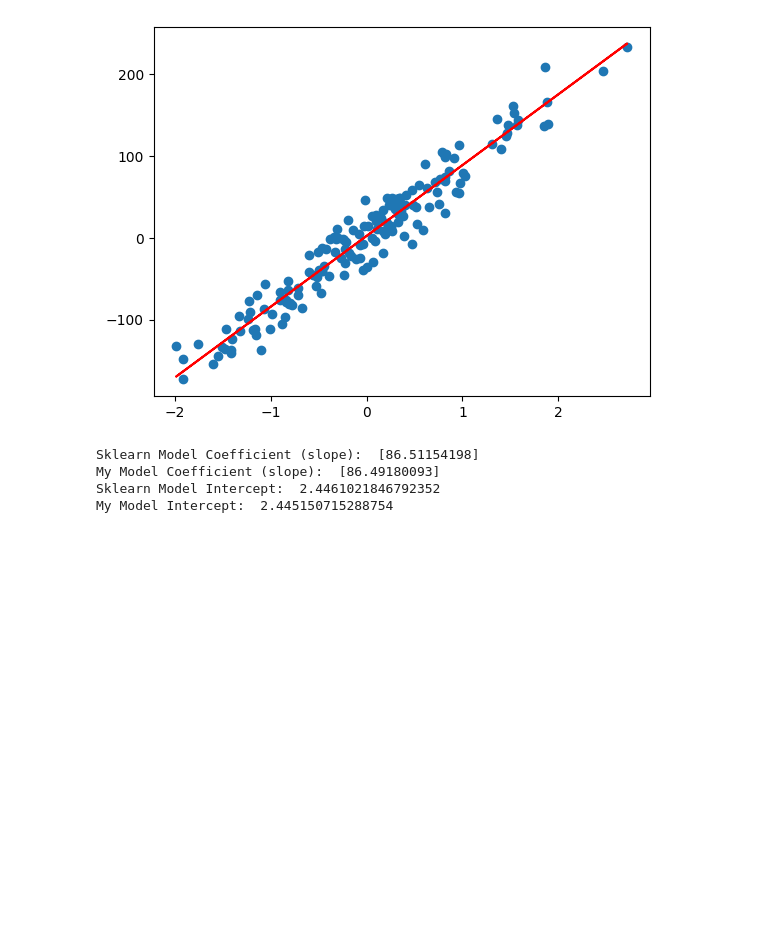
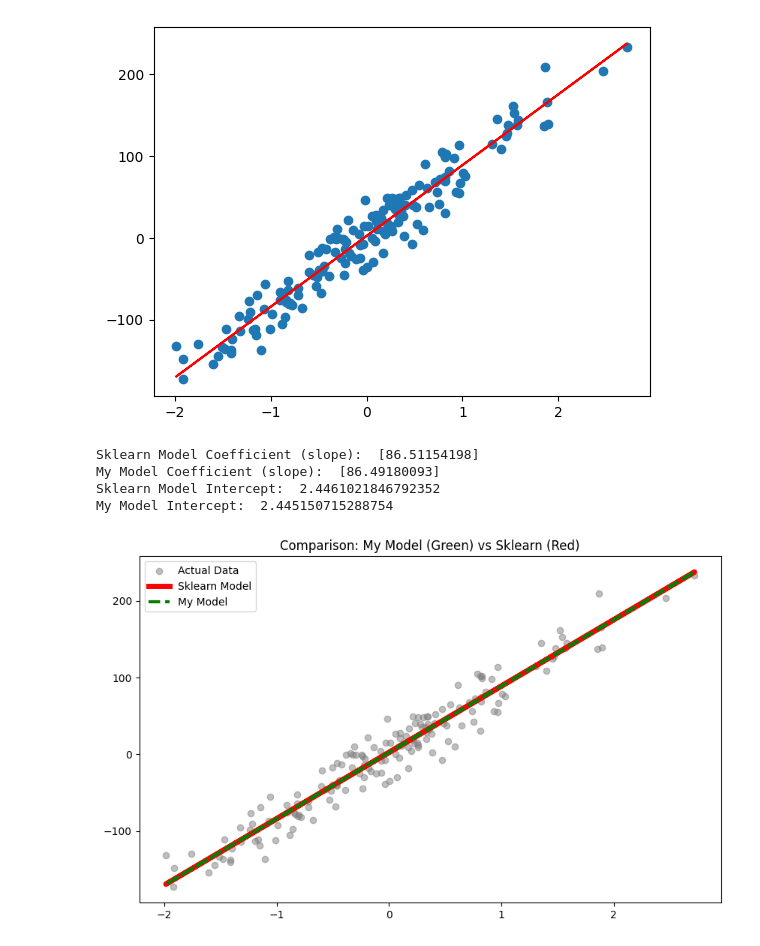
Before and after one commit to Tushar9184/Linear-Regression-Optimization, a Jupyter notebook: Research_Analysis.ipynb, the cells around one changed output. Saved outputs shown, nothing was run; the diff lists cells and outputs as text; code cells hidden in the pictures; blank space fills up the shorter version.

```diff
--- a/Research_Analysis.ipynb
+++ b/Research_Analysis.ipynb
@@ -124,3 +124,21 @@ Sklearn Model Coefficient (slope):  [86.51154198]
 My Model Coefficient (slope):  [86.49180093]
 Sklearn Model Intercept:  2.4461021846792352
 My Model Intercept:  2.445150715288754
+# %%
+plt.figure(figsize=(10, 6))
+
+# 1. Plot the actual data dots (Background)
+plt.scatter(x_train, y_train, label='Actual Data', color='gray', alpha=0.5)
+
+# 2. Plot Sklearn (Red - Solid Line)
+plt.plot(x_train, sklearn_model.predict(x_train), color="red", label='Sklearn Model', linewidth=5)
+
+# 3. Plot Your Model (Green - Dashed Line on top)
+# We make it dashed so you can see the Red line underneath!
+plt.plot(x_train, my_model.predict(x_train), color="green", label='My Model', linewidth=3, linestyle='--')
+
+plt.title("Comparison: My Model (Green) vs Sklearn (Red)")
+plt.legend()
+plt.show()
+# %% [output]
+[figure, added]
```
Also changed, not shown: 1 other file.
